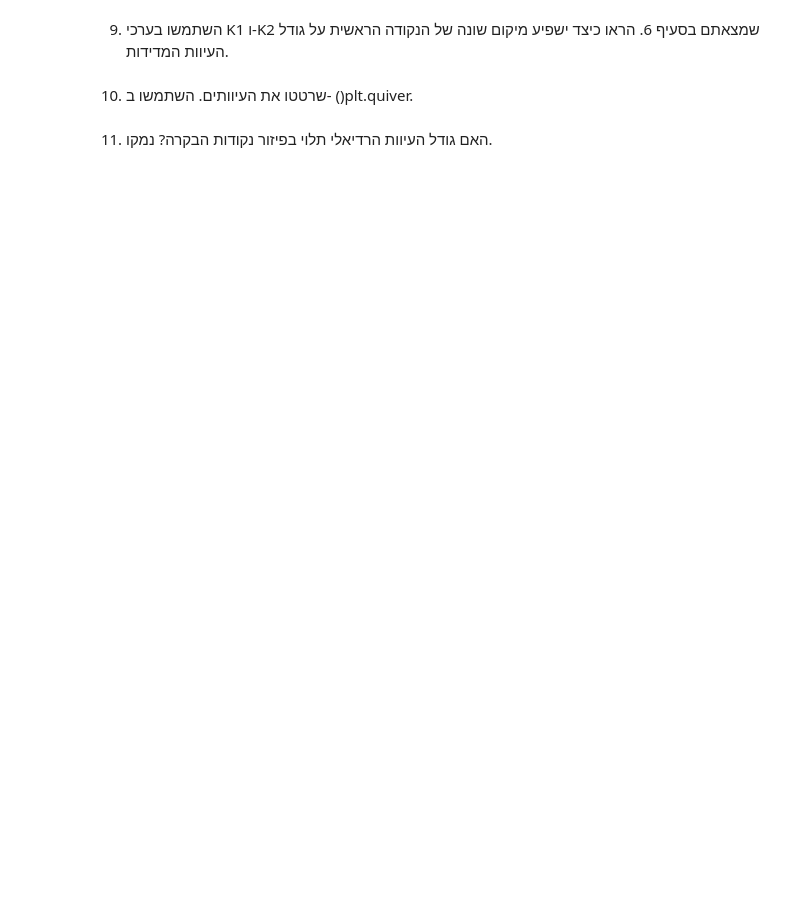
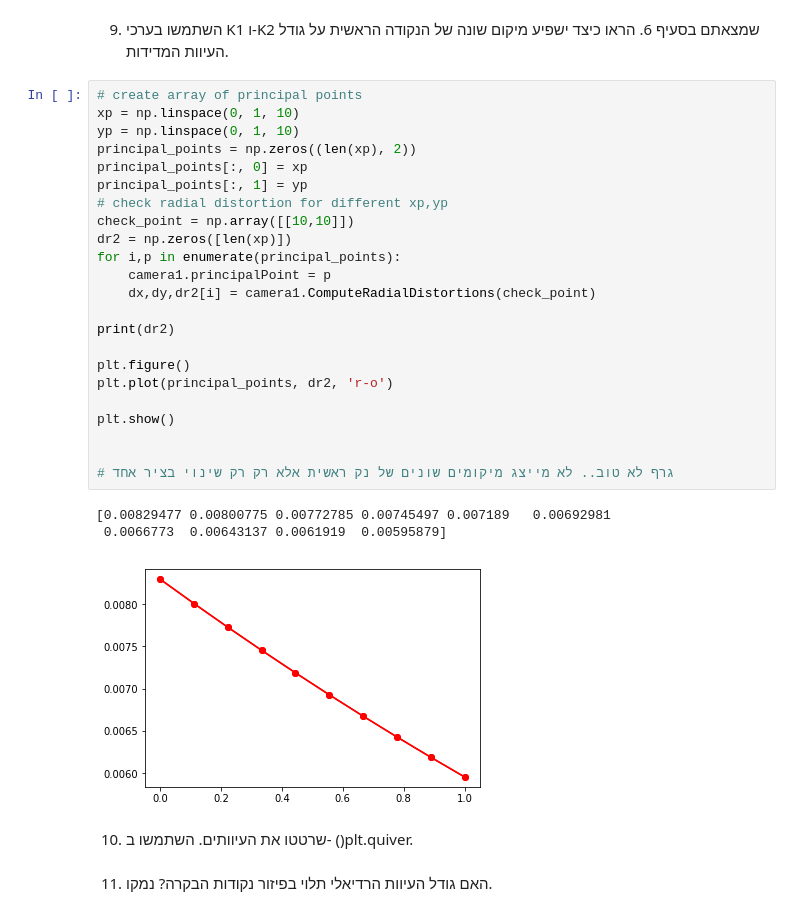
Before and after one commit to orenltr/Photo2, a Jupyter notebook: Lab3_CameraCalibratoin1.ipynb, the cells around one changed output. Cells and saved outputs as stored; diff of their text form; blank space fills up the shorter version.

```diff
--- a/Lab3_CameraCalibratoin1.ipynb
+++ b/Lab3_CameraCalibratoin1.ipynb
@@ -135,5 +224,32 @@ k1
 # %% [markdown]
 9.	השתמשו בערכי K1 ו-K2 שמצאתם בסעיף 6. הראו כיצד ישפיע מיקום שונה של הנקודה הראשית על גודל העיוות המדידות.
+# %%
+# create array of principal points
+xp = np.linspace(0, 1, 10)
+yp = np.linspace(0, 1, 10)
+principal_points = np.zeros((len(xp), 2))
+principal_points[:, 0] = xp
+principal_points[:, 1] = yp
+# check radial distortion for different xp,yp
+check_point = np.array([[10,10]])
+dr2 = np.zeros([len(xp)])
+for i,p in enumerate(principal_points):
+    camera1.principalPoint = p
+    dx,dy,dr2[i] = camera1.ComputeRadialDistortions(check_point)
+
+print(dr2)
+
+plt.figure()
+plt.plot(principal_points, dr2, 'r-o')
+
+plt.show()
+
+
+# גרף לא טוב.. לא מייצג מיקומים שונים של נק ראשית אלא רק רק שינוי בציר אחד
+# %% [output]
+[0.00829477 0.00800775 0.00772785 0.00745497 0.007189   0.00692981
+ 0.0066773  0.00643137 0.0061919  0.00595879]
+[figure, added]
 # %% [markdown]
 10.	שרטטו את העיוותים. השתמשו ב- ()plt.quiver.
 # %% [markdown]
```
Also changed, not shown: parts of 12 cells of this notebook.
